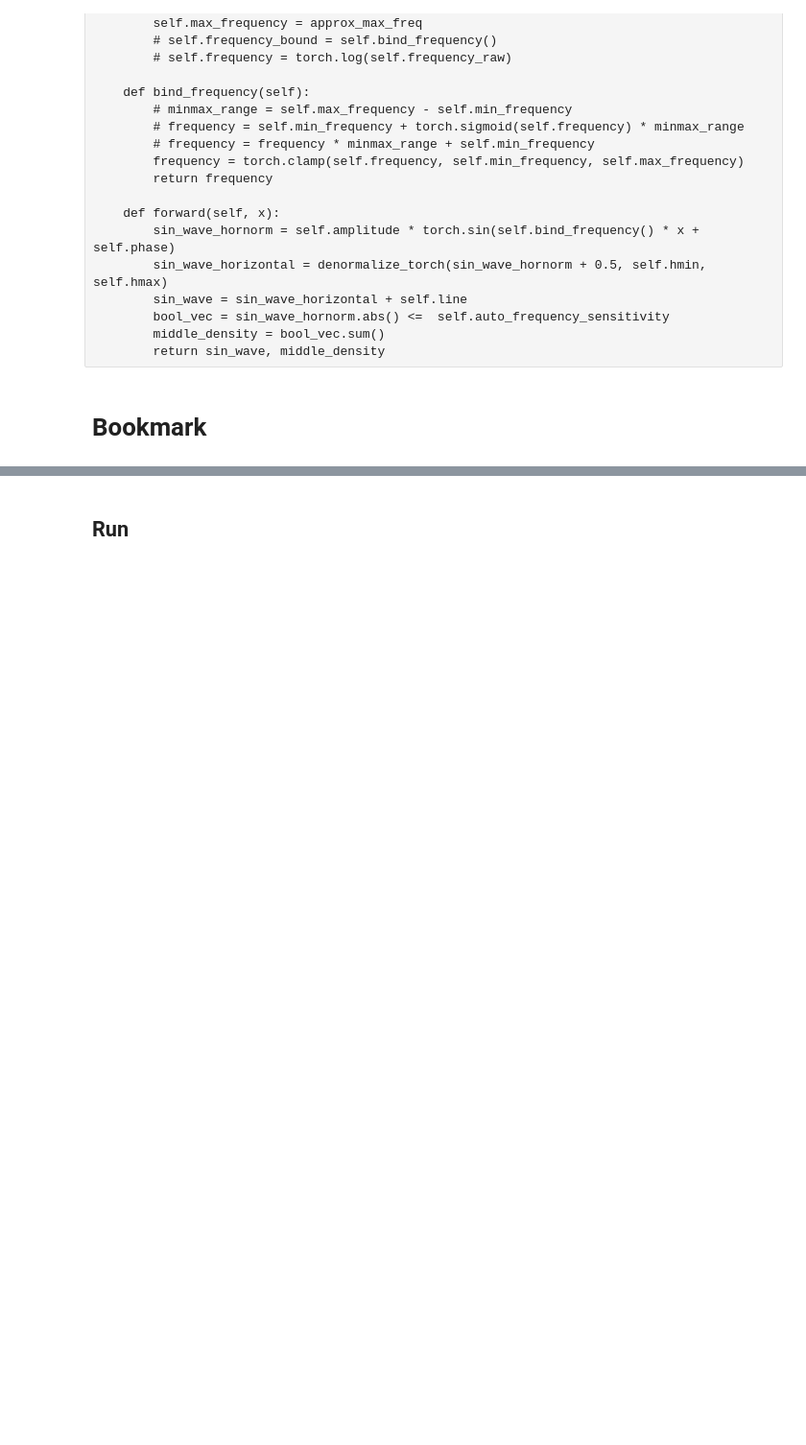
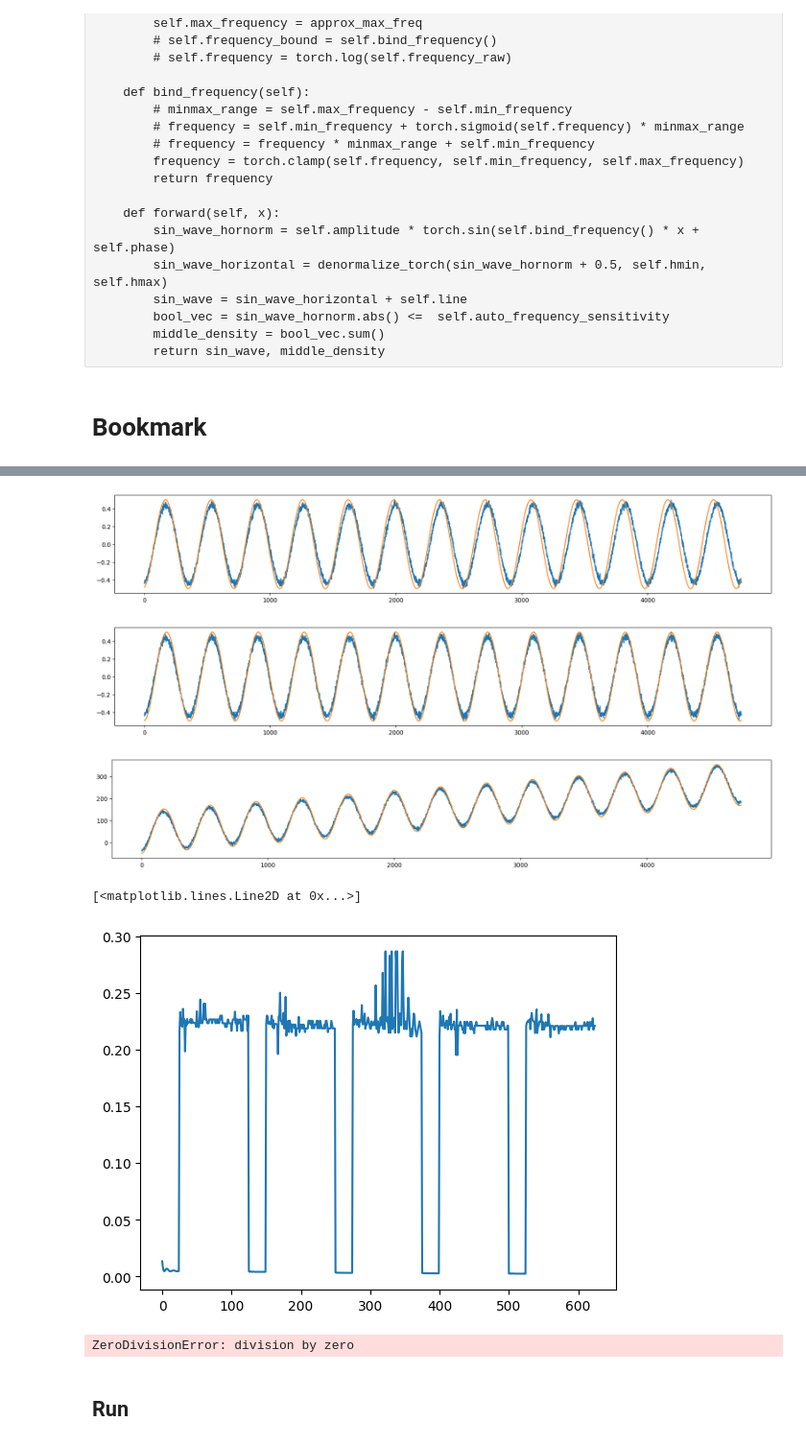
Before and after one commit to Ansebi/SIN-activated_Neural_Network_for_Time_Series_Forecasting, a Jupyter notebook: pytorch/scratch.ipynb, the cells around one changed output, grey strips where cells are left out. Shown at 96% size. Drawn from its saved outputs; the diff is of its cells as text; code cells hidden in the pictures; blank space fills up the shorter version.

```diff
--- a/pytorch/scratch.ipynb
+++ b/pytorch/scratch.ipynb
@@ -295,3 +347,50 @@ y_hornorm_rolling = rolling_mean_centered_unbiased(y_hornorm, 9)
+# %%
+x_tensor = torch.tensor(x, device=device)
+y_tensor = torch.tensor(y, device=device)
+
+linlsqr = LinearLSQR(x_tensor, y_tensor, device)
+slope, intercept = linlsqr.slope, linlsqr.intercept
+line = linlsqr(x_tensor)
+y_horizontal = y_tensor - line
+hmin, hmax = y_horizontal.min(), y_horizontal.max()
+y_hornorm = normalize_torch(y_horizontal, hmin, hmax) - 0.5
+y_hornorm_rolling = rolling_mean_centered_unbiased(y_hornorm, 9)
+
+sinwave_params = get_init_sin_params(x_tensor, y_hornorm_rolling)
+sinenn = SineNN(sinwave_params).to(device)
+
+sin_wave_hornorm = sinenn(x_tensor)
+plt.figure(figsize=(20, 3))
+plt.plot(x, y_hornorm.cpu())
+plt.plot(x, sin_wave_hornorm.detach().cpu().numpy())
+plt.show()
+
+history = train_sinenn(sinenn, x_tensor, y_hornorm, sinwave_params, learning_rate=0.1)
+sin_wave_hornorm = sinenn(x_tensor)
+sin_wave_horizontal = denormalize_torch(sin_wave_hornorm + 0.5, hmin, hmax)
+y_pred = sin_wave_horizontal + line
+
+plt.figure(figsize=(20, 3))
+plt.plot(x, y_hornorm.cpu())
+plt.plot(x, sin_wave_hornorm.detach().cpu().numpy())
+plt.show()
+
+plt.figure(figsize=(20, 3))
+plt.plot(x, y)
+plt.plot(x, y_pred.detach().cpu().numpy())
+plt.show()
+
+plt.plot([i.item() for i in history])
+# %% [output]
+[figure, added]
+[figure, added]
+[figure, added]
+[<matplotlib.lines.Line2D at 0x...>]
+[figure, added]
+# %%
+1/0
+# %% [output]
+ZeroDivisionError: division by zero
 # %% [markdown]
 ## Run
 # %%
```
Also changed, not shown: parts of 11 cells of this notebook.
